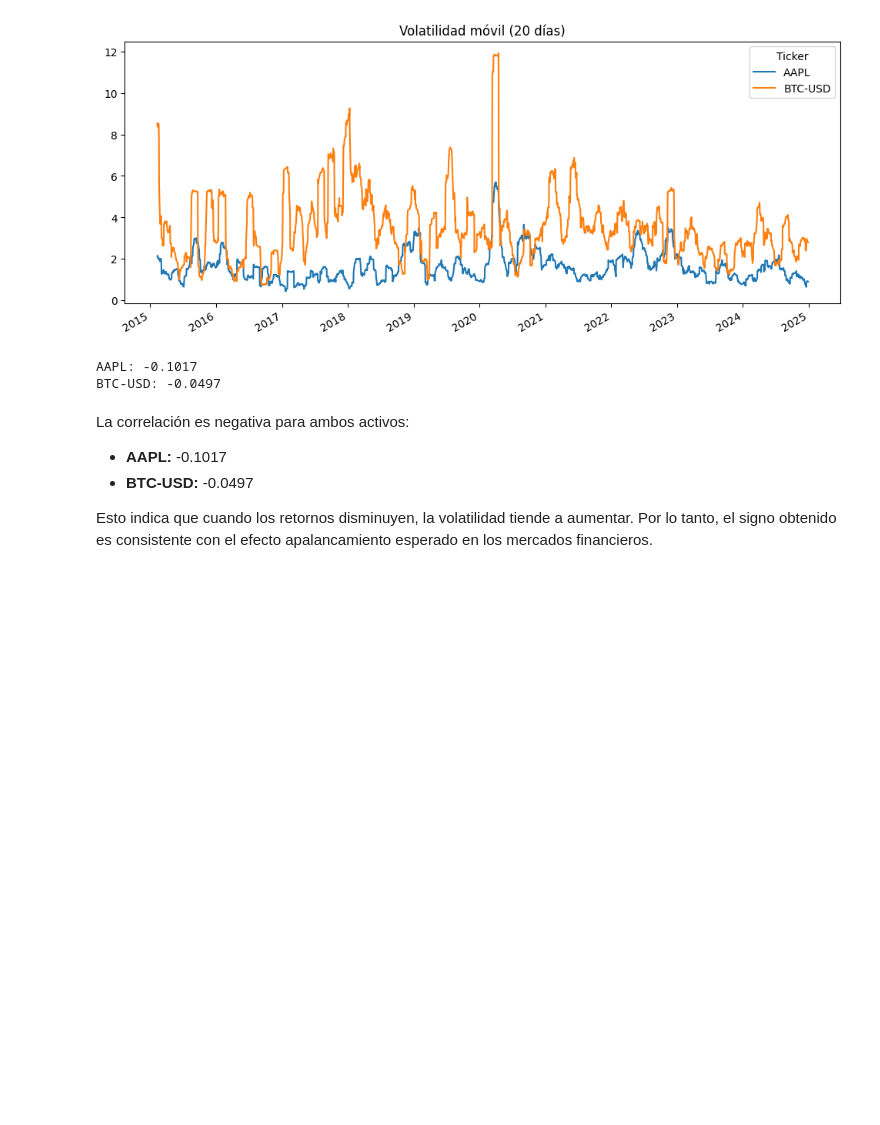
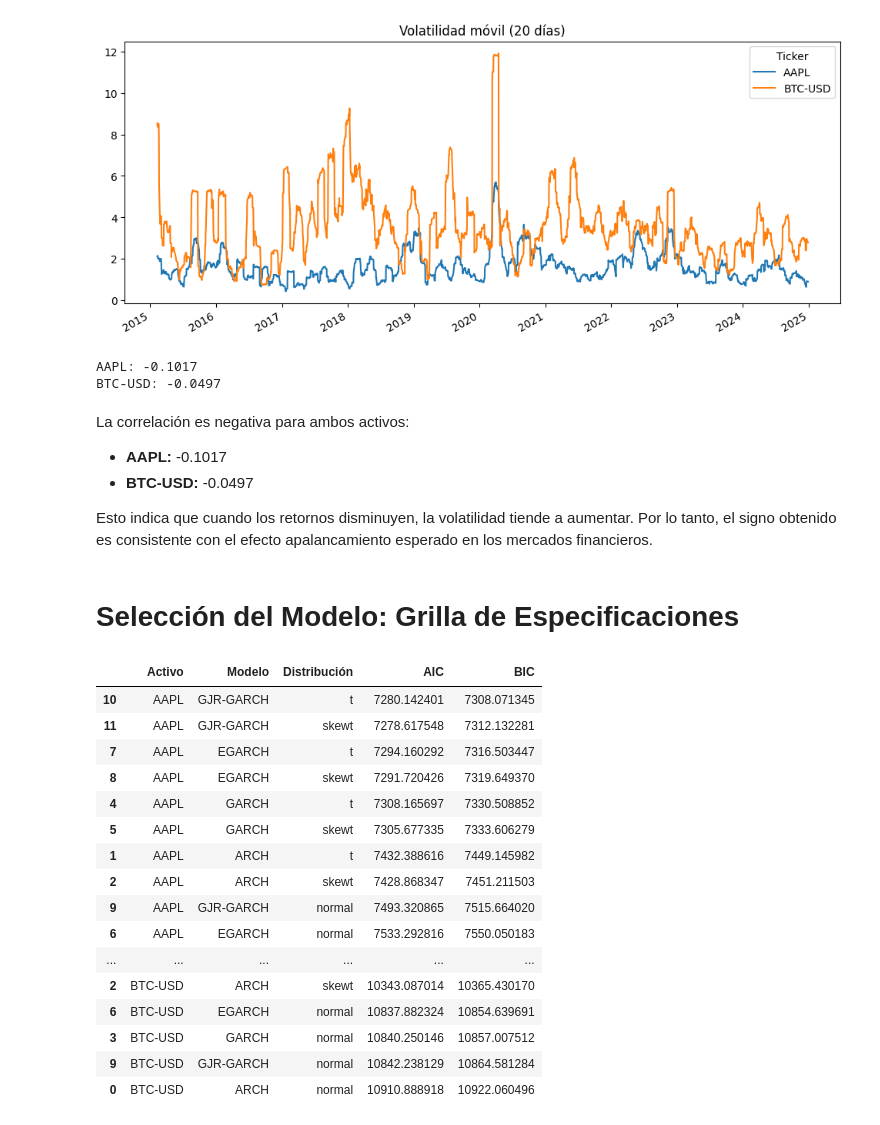
Before and after one commit to Antoniacifuentes/ds_finance_cifuentes, a Jupyter notebook: notebooks/hw5.ipynb, the cells around one changed output. Cells and saved outputs as stored; diff of their text form; code cells hidden in the pictures; blank space fills up the shorter version.

```diff
--- a/notebooks/hw5.ipynb
+++ b/notebooks/hw5.ipynb
@@ -852,3 +852,5 @@ La correlación es negativa para ambos activos:
 - **BTC-USD:** -0.0497
 
 Esto indica que cuando los retornos disminuyen, la volatilidad tiende a aumentar. Por lo tanto, el signo obtenido es consistente con el efecto apalancamiento esperado en los mercados financieros.
+# %% [markdown]
+# Selección del Modelo: Grilla de Especificaciones
@@ -854,0 +927,27 @@ Esto indica que cuando los retornos disminuyen, la volatilidad tiende a aumentar
+# %%
+tabla_aapl = comparar_modelos(retornos["AAPL"], "AAPL")
+tabla_btc = comparar_modelos(retornos["BTC-USD"], "BTC-USD")
+
+tabla_modelos = pd.concat([tabla_aapl, tabla_btc])
+
+tabla_modelos = tabla_modelos.sort_values("BIC")
+
+tabla_modelos
+# %% [output]
+|  | Activo | Modelo | Distribución | AIC | BIC |
+| 10 | AAPL | GJR-GARCH | t | 7280.142401 | 7308.071345 |
+| 11 | AAPL | GJR-GARCH | skewt | 7278.617548 | 7312.132281 |
+| 7 | AAPL | EGARCH | t | 7294.160292 | 7316.503447 |
+| 8 | AAPL | EGARCH | skewt | 7291.720426 | 7319.649370 |
+| 4 | AAPL | GARCH | t | 7308.165697 | 7330.508852 |
+| 5 | AAPL | GARCH | skewt | 7305.677335 | 7333.606279 |
+| 1 | AAPL | ARCH | t | 7432.388616 | 7449.145982 |
+| 2 | AAPL | ARCH | skewt | 7428.868347 | 7451.211503 |
+| 9 | AAPL | GJR-GARCH | normal | 7493.320865 | 7515.664020 |
+| 6 | AAPL | EGARCH | normal | 7533.292816 | 7550.050183 |
+| ... | ... | ... | ... | ... | ... |
+| 2 | BTC-USD | ARCH | skewt | 10343.087014 | 10365.430170 |
+| 6 | BTC-USD | EGARCH | normal | 10837.882324 | 10854.639691 |
+| 3 | BTC-USD | GARCH | normal | 10840.250146 | 10857.007512 |
+| 9 | BTC-USD | GJR-GARCH | normal | 10842.238129 | 10864.581284 |
+| 0 | BTC-USD | ARCH | normal | 10910.888918 | 10922.060496 |
```
Also changed, not shown: parts of 12 cells of this notebook.
